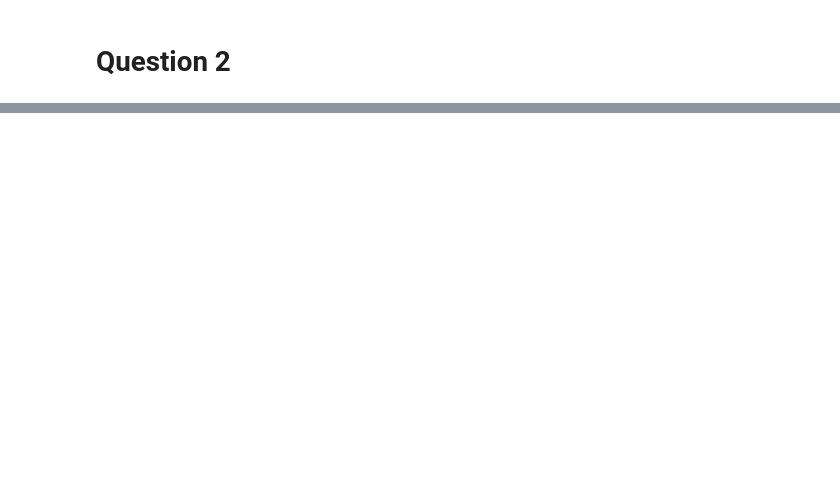
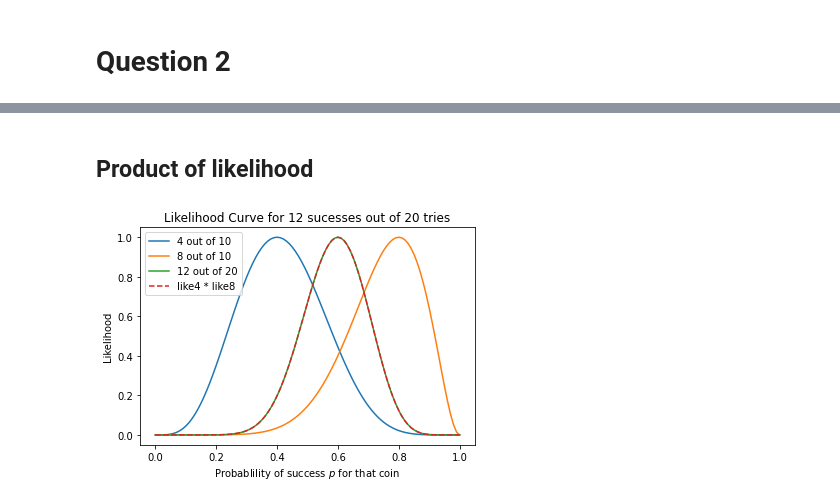
Before and after one commit to bcrestel/coursera_statisticalinferences, a Jupyter notebook: notebooks/week_2_likelihoods.ipynb, the cells around one changed output, grey strips where cells are left out. Cells and saved outputs as stored; diff of their text form; code cells hidden in the pictures; blank space fills up the shorter version.

```diff
--- a/notebooks/week_2_likelihoods.ipynb
+++ b/notebooks/week_2_likelihoods.ipynb
@@ -31,0 +61,13 @@ ax.set_title('Likelihood Curve');
+# %% [markdown]
+## Product of likelihood
+# %%
+fig, ax = plt.subplots(1, 1)
+param, likelihood4 = likelihood_curve_binomial(nb_tries=10, nb_success=4, ax=ax, label='4 out of 10')
+_, likelihood8 = likelihood_curve_binomial(nb_tries=10, nb_success=8, ax=ax, label='8 out of 10')
+_,_ = likelihood_curve_binomial(nb_tries=20, nb_success=12, ax=ax, label='12 out of 20')
+prod = likelihood4*likelihood8
+prod_normalized = prod / np.max(prod)
+ax.plot(param,prod_normalized, '--', label='like4 * like8')
+plt.legend();
+# %% [output]
+[figure, added]
```
Also changed, not shown: parts of 27 cells of this notebook.
